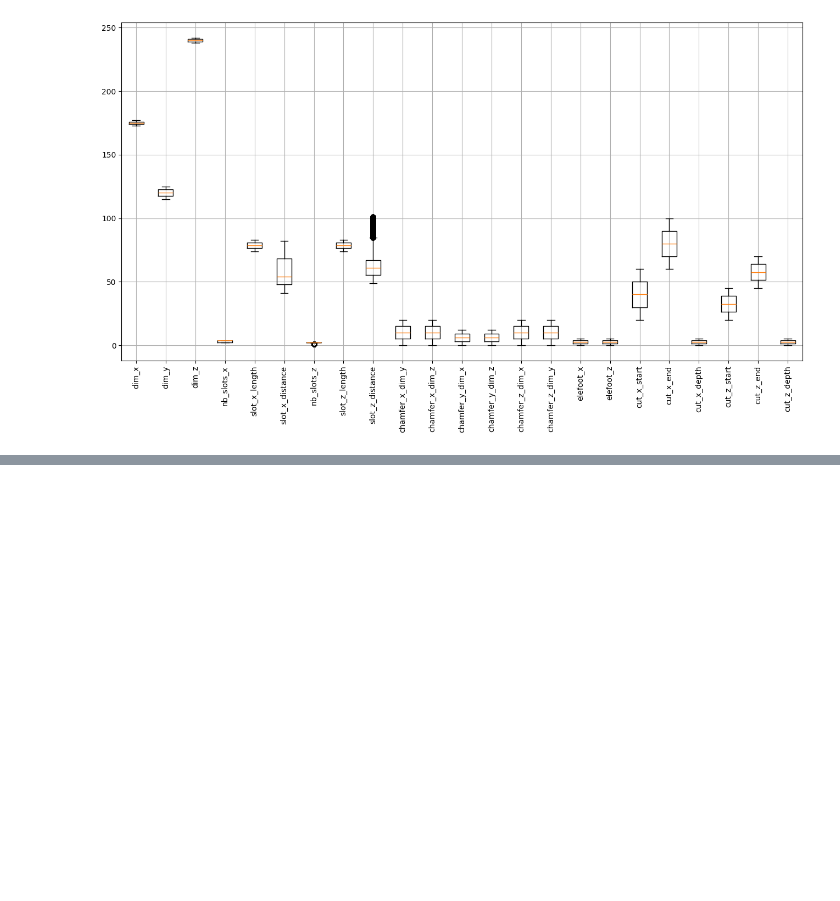
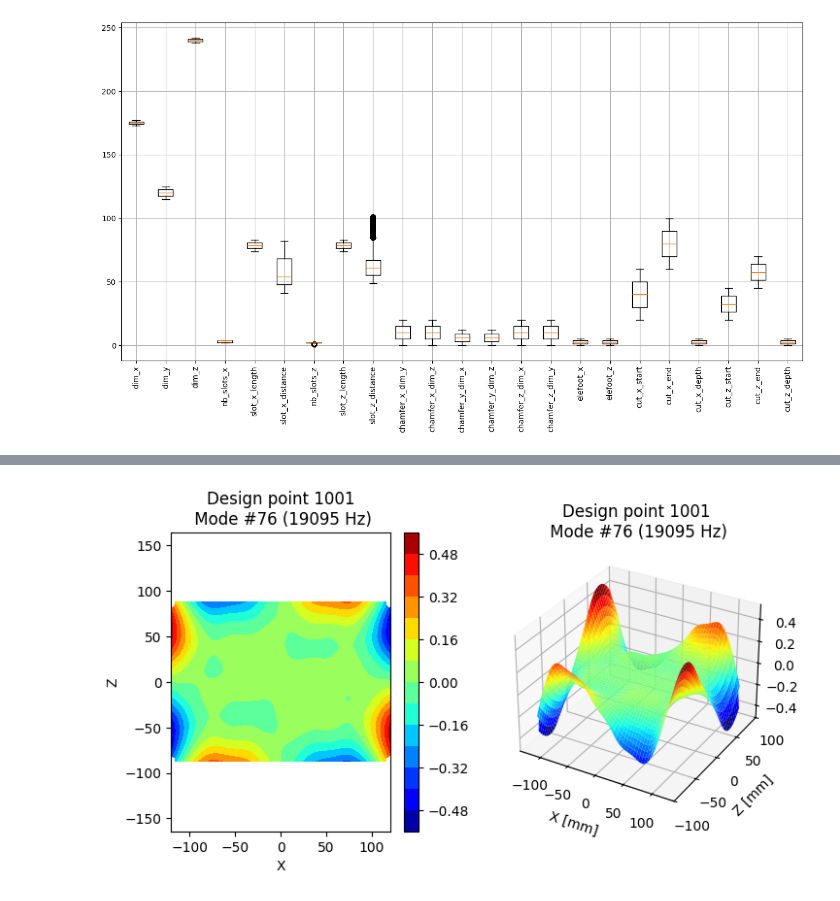
Before and after one commit to francoisbrouet/sep24_cds_int_us-welding, a Jupyter notebook: notebooks/8-draft_streamlit.ipynb, the cells around one changed output, grey strips where cells are left out. Saved outputs shown, nothing was run; the diff lists cells and outputs as text; code cells hidden in the pictures; blank space fills up the shorter version.

```diff
--- a/notebooks/8-draft_streamlit.ipynb
+++ b/notebooks/8-draft_streamlit.ipynb
@@ -101,7 +102,10 @@ Example of DP 1001
 # %%
 dp = 1001
 # %%
+# Geometrical parameters
 df_params.loc[df_params['dp_no'] == dp]
-# Geometrical parameters
-# Identified longitudinal mode for this design point: 77
+
+# Identified longitudinal mode for this design point
+id_long = df_params.loc[df_params['dp_no'] == dp, 'mode_no_long'].item()
+print ('Identified longitudinal mode:', id_long)
 # %% [output]
@@ -132,0 +144,4 @@ plt.plot()
+# %%
+plot_displacement(df_modes, df_nodes, df_defs, dp, id_long-1, False);
+# %% [output]
+[figure, added]
```
Also changed, not shown: parts of 7 cells of this notebook, 1 other file.
